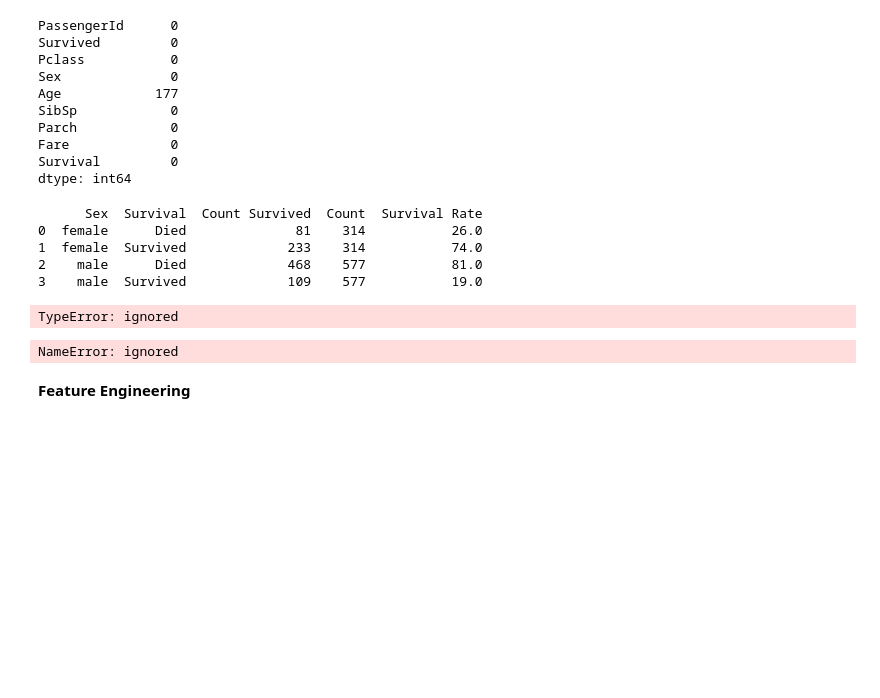
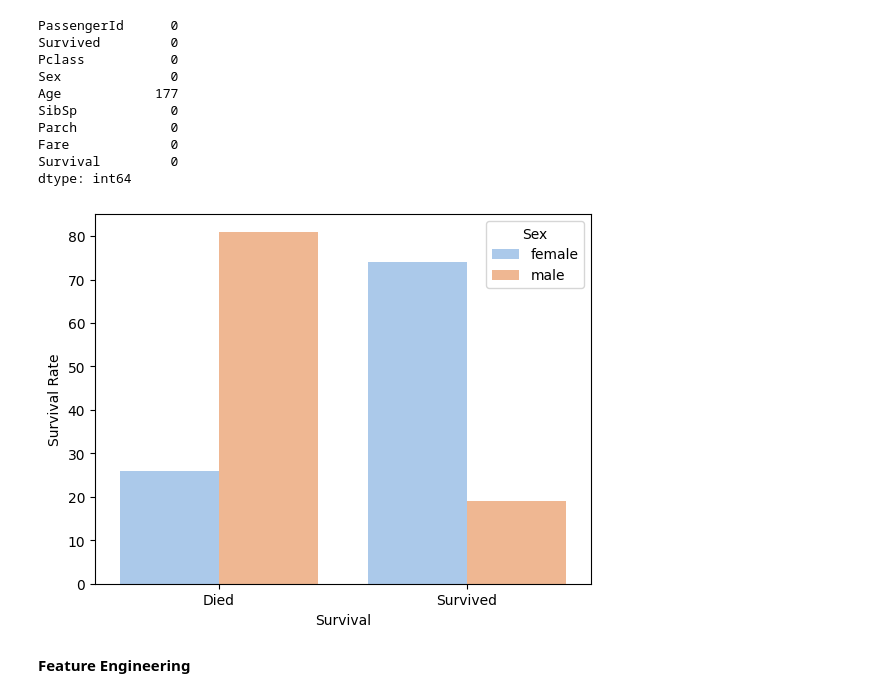
Before and after one commit to rhiats/titanicPrediction, a Jupyter notebook: titanicPred.ipynb, the cells around one changed output. Cells and saved outputs as stored; diff of their text form; code cells hidden in the pictures; blank space fills up the shorter version.

Commit message:
Survival rate graph

```diff
--- a/titanicPred.ipynb
+++ b/titanicPred.ipynb
@@ -104,57 +103,36 @@ dtype: int64
 # %%
 def sex_survival(df):
   """
     Probability Females Survived v. Males survive (Conditional Probability)
 
     @p:
       df (dataframe): Input dataframe
   """
   df['Survival'] = np.where(df['Survived']==0, 'Died', 'Survived')
 
   survival_sx_df=df[['Survival', 'Sex', 'PassengerId']].groupby(['Sex','Survival']).count()
 
   survival_sx_df.reset_index(inplace=True)
 
   survival_sx_df.rename(columns={"PassengerId": "Count Survived"}, inplace=True)
 
   sx_df=df[['Sex', 'PassengerId']].groupby(['Sex']).count()
 
   sx_df.reset_index(inplace=True)
 
   sx_df.rename(columns={"PassengerId": "Count"}, inplace=True)
 
   sx_survival_df=pd.merge(survival_sx_df,sx_df,on="Sex")
 
   sx_survival_df["Survival Rate"]=round((sx_survival_df["Count Survived"]/sx_survival_df["Count"])*100,0)
 
-  print(sx_survival_df)
+  sns.barplot(data=sx_survival_df, x="Survival", y="Survival Rate", hue="Sex", palette="pastel")
 
-  return sx_survival_df
+  plt.savefig("/content/drive/MyDrive/Colab Notebooks/titanicPrediction/output/sex_survival_rate.png")
 
-sx_survival_df=sex_survival(X)
-
-sns.barplot(sx_survival_df, x="Survival", y="Sex", hue="Sex")
+sex_survival(X)
 # %% [output]
-      Sex  Survival  Count Survived  Count  Survival Rate
-0  female      Died              81    314           26.0
-1  female  Survived             233    314           74.0
-2    male      Died             468    577           81.0
-3    male  Survived             109    577           19.0
-TypeError: ignored
+[figure, added]
-# %%
-sex_survival_plot = pd.DataFrame({'Male': [53, 12],
-                        'Female': [72, 80], },
-                      index=['Died', 'Survived'])
-
-survival_ratio__sx_df.plot(kind='bar', stacked=True, color=['navy', 'lightsteelblue'])
-
-  #plt.title('Intermediate Students Pass %')
-  #plt.xlabel('Year')
-  #plt.ylabel('Percentage Ranges')
-
-  #plt.savefig("/content/drive/MyDrive/Colab Notebooks/titanicPrediction/output/survival_sex.png")
-# %% [output]
-NameError: ignored
 # %%
 #Number of Adults (Age 16) who Survived the titanic crash
 
```
Also changed, not shown: parts of 2 cells of this notebook.
